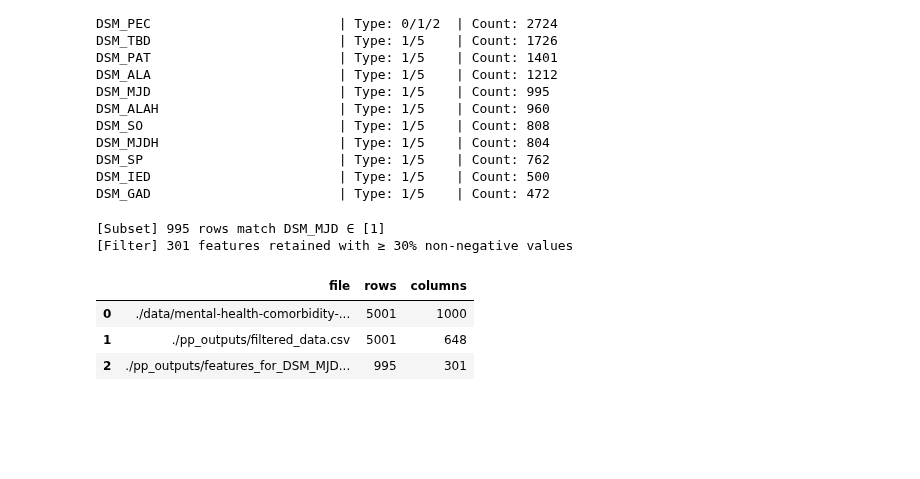
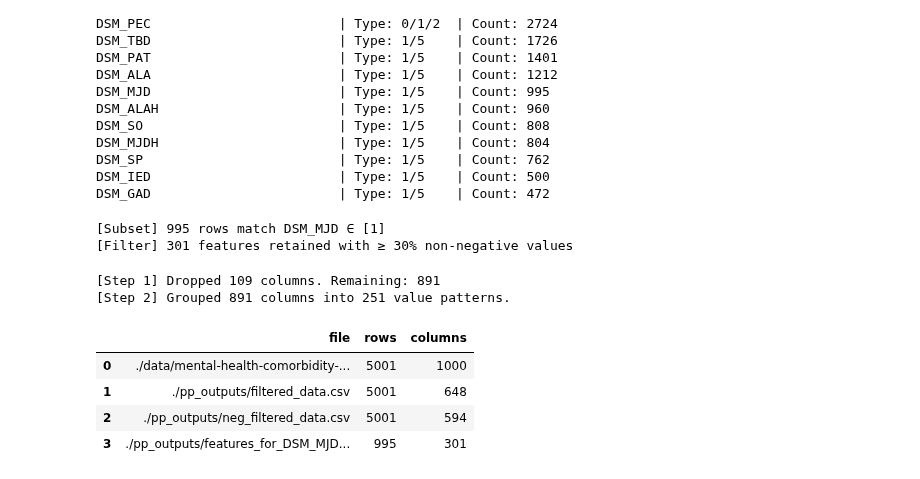
Before and after one commit to samroska/milestone-2-siads-696, a Jupyter notebook: Final_PP.ipynb, the cells around one changed output. Drawn from its saved outputs; the diff is of its cells as text; code cells hidden in the pictures; blank space fills up the shorter version.

```diff
--- a/Final_PP.ipynb
+++ b/Final_PP.ipynb
@@ -290,25 +290,82 @@ filtered_features, retained_cols = get_filtered_features_for_diagnosis(
 [Filter] 301 features retained with ≥ 30% non-negative values
 # %%
 filtered_features.to_csv(f'./pp_outputs/features_for_{target_diagnosis}.csv', index=False)
+# %%
+#Now Similar to what we did earlier, let's apply a more lenient filter to the raw mental health data
+def pp(df, columns_to_remove=None, prefixes_to_remove=None):
+    if columns_to_remove is None:
+        columns_to_remove = []
+    if prefixes_to_remove is None:
+        prefixes_to_remove = ()
+
+    # Step 1: Build full list of columns to remove
+    to_drop = set(columns_to_remove)
+    to_drop.update([col for col in df.columns if col.startswith(tuple(prefixes_to_remove))])
+
+    # Step 2: Drop columns
+    df_cleaned = df.drop(columns=[col for col in to_drop if col in df.columns])
+    print(f"[Step 1] Dropped {len(to_drop)} columns. Remaining: {df_cleaned.shape[1]}")
+
+    # Step 3: Group by value sets allowing only non-negative values + (-6, -8)
+    grouped_columns = defaultdict(list)
+
+    for col in df_cleaned.columns:
+        if df_cleaned[col].dtype in ['int64', 'float64']:
+            allowed_values = df_cleaned[col][(df_cleaned[col] >= 0) | (df_cleaned[col].isin([-6, -8]))].dropna().unique()
+            value_set = tuple(sorted(allowed_values))
+            grouped_columns[value_set].append(col)
+
+    print(f"[Step 2] Grouped {len(df_cleaned.columns)} columns into {len(grouped_columns)} value patterns.")
+    return grouped_columns
+
+def rvs(df, grouped, min_columns=6):
+    columns_to_keep = [
+        col
+        for value_set, cols in grouped.items()
+        if len(cols) >= min_columns
+        for col in cols
+    ]
+
+    return df[columns_to_keep]
+
+
+df_neg = pd.read_csv('./data/mental-health-comorbidity-raw.csv')
+
+grouped = pp(
+    df_neg,
+    columns_to_remove=rem_cols,
+    prefixes_to_remove= prefixes
+)
+neg_filtered_df = rvs(df_neg, grouped, min_columns=6)
+
+
+#below we will also save a raw data file which contains negative values as well for unsuperivsed learning, it also has a higher value set threshold
+#we should expect to see less columns in this file than in filtered_data because we have a stricter value set threshold
+neg_filtered_df.to_csv('./pp_outputs/neg_filtered_data.csv', index=False)
+# %% [output]
+[Step 1] Dropped 109 columns. Remaining: 891
+[Step 2] Grouped 891 columns into 251 value patterns.
 # %%
 # here we can see how many columns
 # are in each of our csv files thru the processing steps
 csv_files = [
     './data/mental-health-comorbidity-raw.csv',
     './pp_outputs/filtered_data.csv',
+    './pp_outputs/neg_filtered_data.csv',
     './pp_outputs/features_for_DSM_MJD.csv'
 ]
 results = []
 for file_path in csv_files:
     try:
         df=pd.read_csv(file_path)
         results.append({"file": file_path, "rows": df.shape[0], "columns": df.shape[1]})
     except Exception as e:
         results.append({"file": file_path, "error": str(e)})
 result_df = pd.DataFrame(results)
 display(result_df)
 # %% [output]
 |  | file | rows | columns |
 | 0 | ./data/mental-health-comorbidity-... | 5001 | 1000 |
 | 1 | ./pp_outputs/filtered_data.csv | 5001 | 648 |
-| 2 | ./pp_outputs/features_for_DSM_MJD... | 995 | 301 |
+| 2 | ./pp_outputs/neg_filtered_data.csv | 5001 | 594 |
+| 3 | ./pp_outputs/features_for_DSM_MJD... | 995 | 301 |
```
Also changed, not shown: parts of 2 cells of this notebook, 1 other file.
